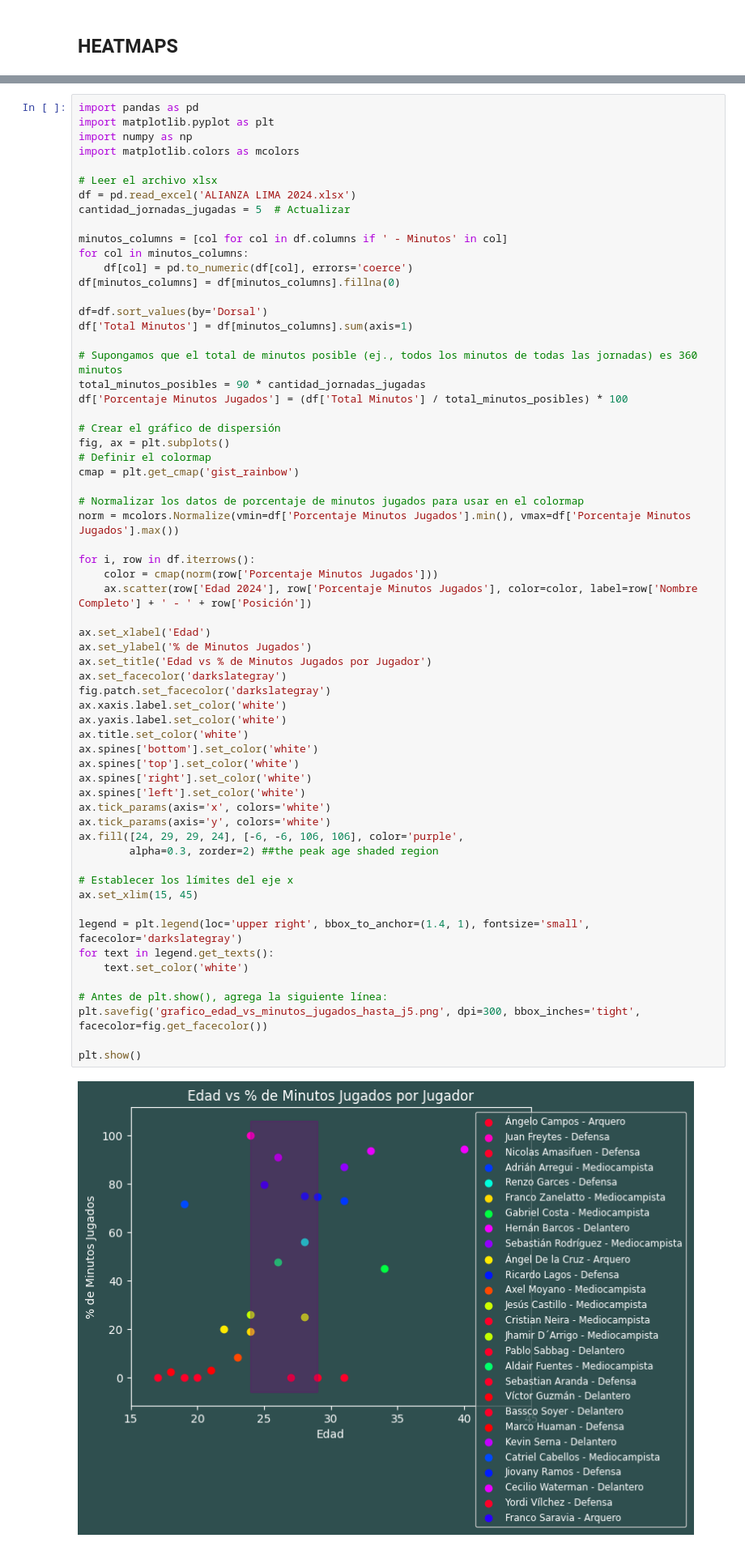
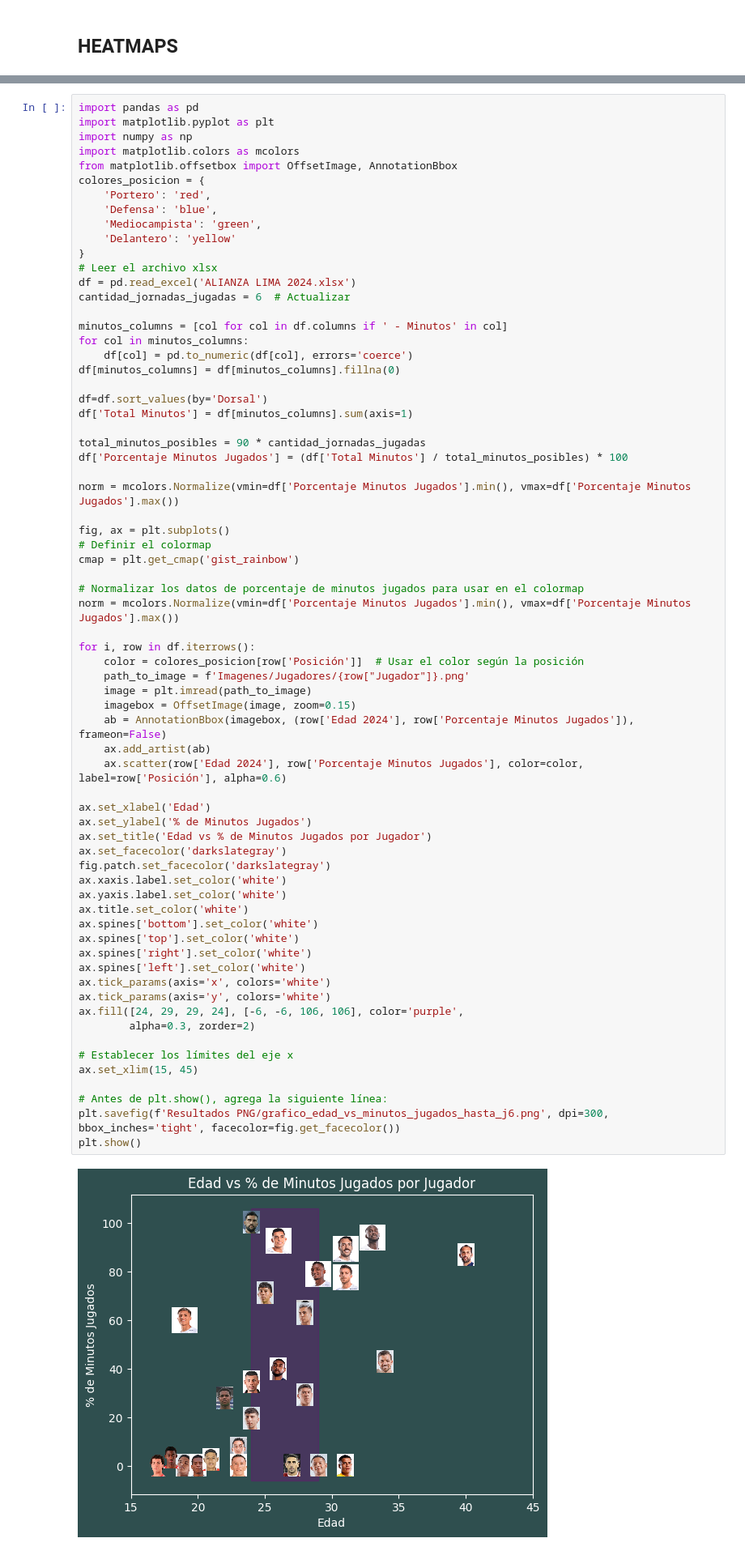
Before and after one commit to Alcamaster1290/GroneStats-Legacy, a Jupyter notebook: Cuaderno Final Alianza Lima 2.0.ipynb, the cells around one changed output, grey strips where cells are left out. Shown: that part at 81% size. Cells and saved outputs as stored; diff of their text form.

```diff
--- a/Cuaderno Final Alianza Lima 2.0.ipynb
+++ b/Cuaderno Final Alianza Lima 2.0.ipynb
@@ -99,10 +99,16 @@ import pandas as pd
 import matplotlib.pyplot as plt
 import numpy as np
 import matplotlib.colors as mcolors
-
+from matplotlib.offsetbox import OffsetImage, AnnotationBbox
+colores_posicion = {
+    'Portero': 'red',
+    'Defensa': 'blue',
+    'Mediocampista': 'green',
+    'Delantero': 'yellow'
+}
 # Leer el archivo xlsx
 df = pd.read_excel('ALIANZA LIMA 2024.xlsx')
-cantidad_jornadas_jugadas = 5  # Actualizar
+cantidad_jornadas_jugadas = 6  # Actualizar
 
 minutos_columns = [col for col in df.columns if ' - Minutos' in col]
 for col in minutos_columns:
@@ -112,52 +118,52 @@ df[minutos_columns] = df[minutos_columns].fillna(0)
 df=df.sort_values(by='Dorsal')
 df['Total Minutos'] = df[minutos_columns].sum(axis=1)
 
-# Supongamos que el total de minutos posible (ej., todos los minutos de todas las jornadas) es 360 minutos
 total_minutos_posibles = 90 * cantidad_jornadas_jugadas
 df['Porcentaje Minutos Jugados'] = (df['Total Minutos'] / total_minutos_posibles) * 100
 
-# Crear el gráfico de dispersión
+norm = mcolors.Normalize(vmin=df['Porcentaje Minutos Jugados'].min(), vmax=df['Porcentaje Minutos Jugados'].max())
+
 fig, ax = plt.subplots()
 # Definir el colormap
 cmap = plt.get_cmap('gist_rainbow')
 
 # Normalizar los datos de porcentaje de minutos jugados para usar en el colormap
 norm = mcolors.Normalize(vmin=df['Porcentaje Minutos Jugados'].min(), vmax=df['Porcentaje Minutos Jugados'].max())
 
 for i, row in df.iterrows():
-    color = cmap(norm(row['Porcentaje Minutos Jugados']))
-    ax.scatter(row['Edad 2024'], row['Porcentaje Minutos Jugados'], color=color, label=row['Nombre Completo'] + ' - ' + row['Posición'])
+    color = colores_posicion[row['Posición']]  # Usar el color según la posición
+    path_to_image = f'Imagenes/Jugadores/{row["Jugador"]}.png'
+    image = plt.imread(path_to_image)
+    imagebox = OffsetImage(image, zoom=0.15)
+    ab = AnnotationBbox(imagebox, (row['Edad 2024'], row['Porcentaje Minutos Jugados']), frameon=False)
+    ax.add_artist(ab)
+    ax.scatter(row['Edad 2024'], row['Porcentaje Minutos Jugados'], color=color, label=row['Posición'], alpha=0.6)
 
 ax.set_xlabel('Edad')
 ax.set_ylabel('% de Minutos Jugados')
 ax.set_title('Edad vs % de Minutos Jugados por Jugador')
 ax.set_facecolor('darkslategray')
 fig.patch.set_facecolor('darkslategray')
 ax.xaxis.label.set_color('white')
 ax.yaxis.label.set_color('white')
 ax.title.set_color('white')
 ax.spines['bottom'].set_color('white')
 ax.spines['top'].set_color('white')
 ax.spines['right'].set_color('white')
 ax.spines['left'].set_color('white')
 ax.tick_params(axis='x', colors='white')
 ax.tick_params(axis='y', colors='white')
 ax.fill([24, 29, 29, 24], [-6, -6, 106, 106], color='purple',
-        alpha=0.3, zorder=2) ##the peak age shaded region
+        alpha=0.3, zorder=2)
 
 # Establecer los límites del eje x
 ax.set_xlim(15, 45)
 
-legend = plt.legend(loc='upper right', bbox_to_anchor=(1.4, 1), fontsize='small', facecolor='darkslategray')
-for text in legend.get_texts():
-    text.set_color('white')
-
 # Antes de plt.show(), agrega la siguiente línea:
-plt.savefig('grafico_edad_vs_minutos_jugados_hasta_j5.png', dpi=300, bbox_inches='tight', facecolor=fig.get_facecolor())
-
+plt.savefig(f'Resultados PNG/grafico_edad_vs_minutos_jugados_hasta_j6.png', dpi=300, bbox_inches='tight', facecolor=fig.get_facecolor())
 plt.show()
 # %% [output]
-[figure, old version]
+[figure, new version]
 # %% [markdown]
  # Manejo de informacion por jornada
 # %%
```
Also changed, not shown: parts of 2 cells of this notebook, 5 other files.
